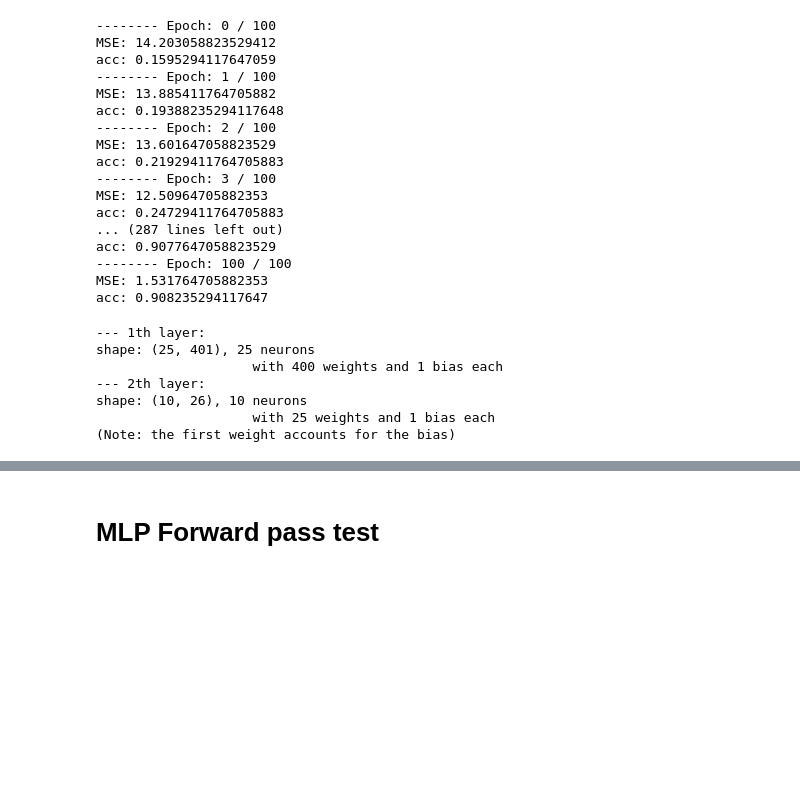
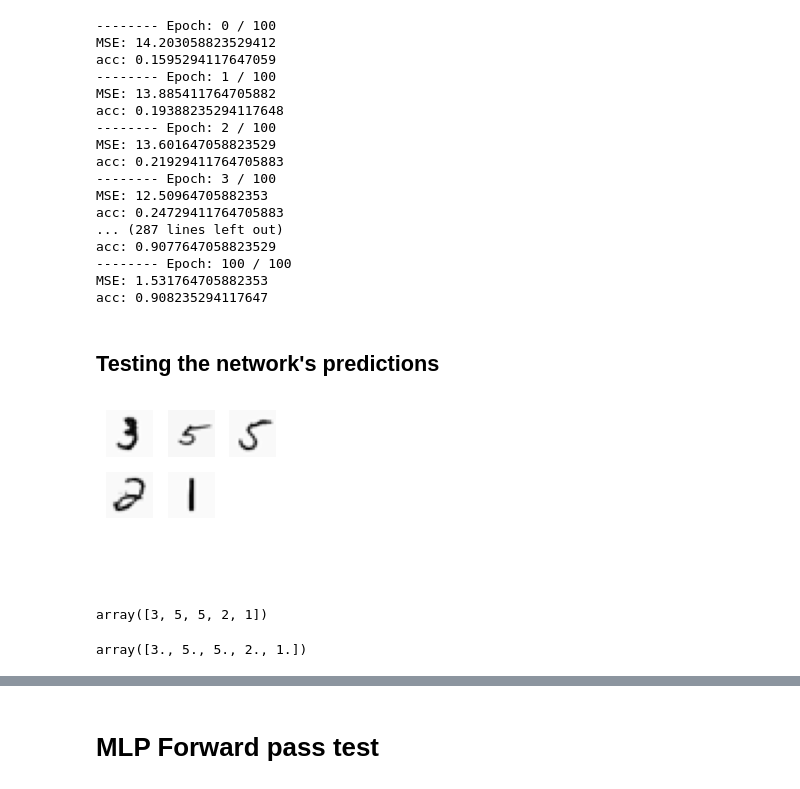
Before and after one commit to JouhC/ai-linearalgebra-probsets, a Jupyter notebook: notebooks/ps3_ann.ipynb, the cells around one changed output, grey strips where cells are left out. Drawn from its saved outputs; the diff is of its cells as text; code cells hidden in the pictures; blank space fills up the shorter version.

```diff
--- a/notebooks/ps3_ann.ipynb
+++ b/notebooks/ps3_ann.ipynb
@@ -196,3 +196,25 @@ def plot_first_x_images(arr: ndarray) -> None:
+# %%
+def plot_first_x_images(arr: np.ndarray) -> None:
+    digits = arr.reshape(-1, 20, 20)
+    num_images = digits.shape[0]
+
+    # Calculate grid size
+    grid_size = int(np.ceil(np.sqrt(num_images)))
+
+    fig, axes = plt.subplots(grid_size, grid_size, figsize=(2, 2))
+    axes = axes.flatten()
+
+    for i, ax in enumerate(axes):
+        if i < num_images:
+            # transpose, because if not transposed, the image will be shown
+            # reflected along the diagonal
+            ax.imshow(digits[i].T, cmap="Greys", interpolation=None)
+            ax.axis("off")
+        else:
+            ax.axis("off")  # Hide any extra subplots
+
+    plt.tight_layout()
+    plt.show()
 # %% [markdown]
 # EDA
 
@@ -683,16 +708,19 @@ acc: 0.9077647058823529
 -------- Epoch: 100 / 100
 MSE: 1.531764705882353
 acc: 0.908235294117647
-# %%
-network.display_network_info()
-# %% [output]
---- 1th layer:
-shape: (25, 401), 25 neurons
-                    with 400 weights and 1 bias each
---- 2th layer:
-shape: (10, 26), 10 neurons
-                    with 25 weights and 1 bias each
-(Note: the first weight accounts for the bias)
+# %% [markdown]
+## Testing the network's predictions
+# %%
+plot_first_x_images(X_val.iloc[:5].to_numpy())
+# %% [output]
+[figure, added]
+# %%
+preds_test = network.forward_all_training_examples(X_val.iloc[:5].to_numpy())
+display(preds_test)
+display(y_val.iloc[:5].to_numpy().flatten())
+# %% [output]
+array([3, 5, 5, 2, 1])
+array([3., 5., 5., 2., 1.])
 # %%
 network.weights[0]
 # %% [output]
```
Also changed, not shown: parts of 6 cells of this notebook.
